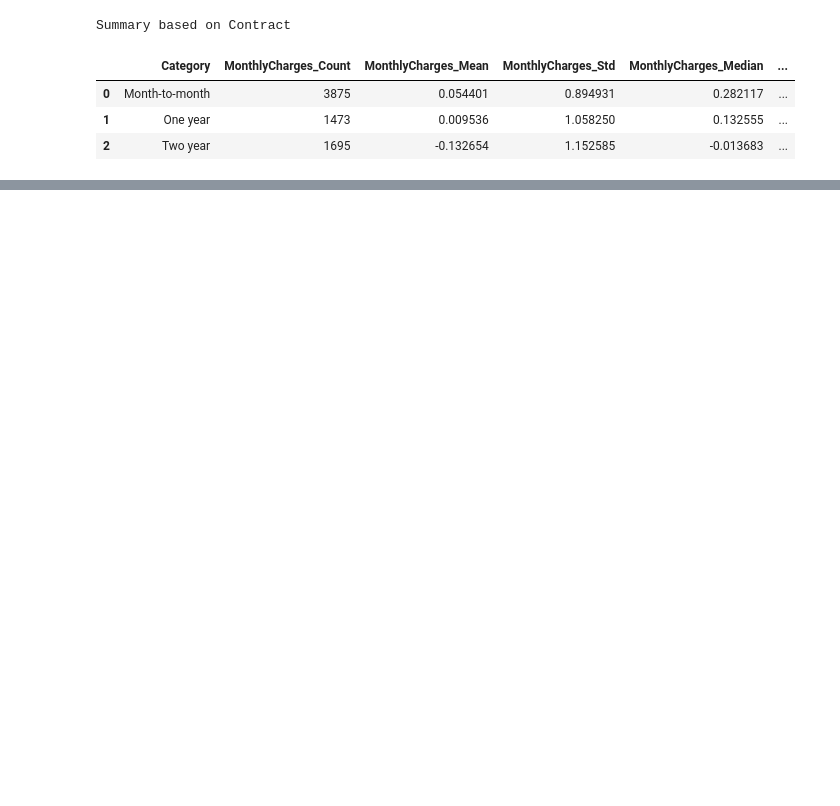
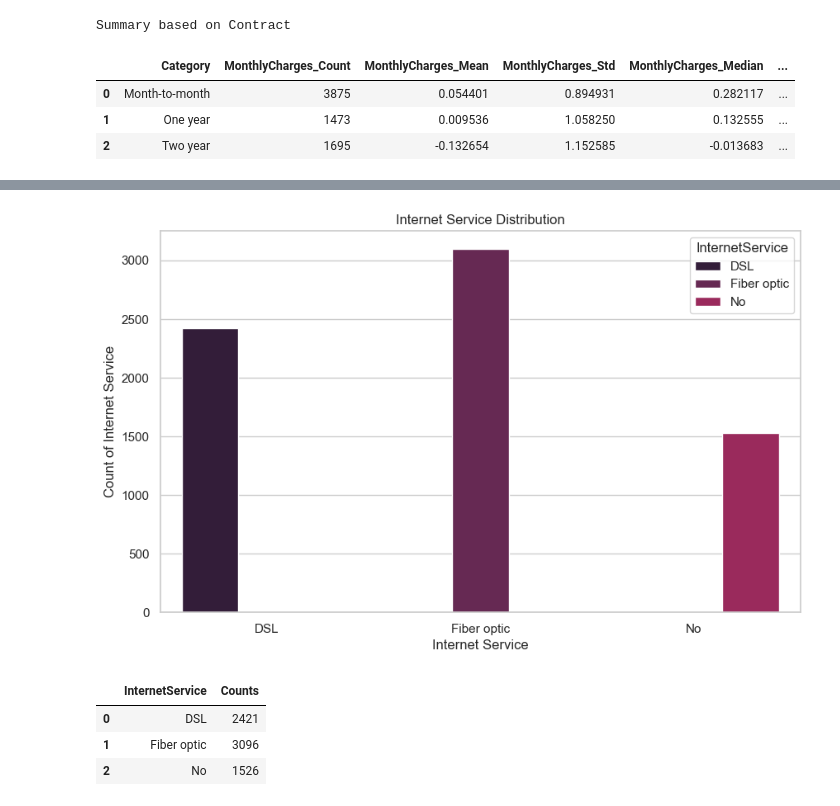
Before and after one commit to AleemahTheAnalyst/TELECOM, a Jupyter notebook: customer_chun.ipynb, the cells around one changed output, grey strips where cells are left out. Saved outputs shown, nothing was run; the diff lists cells and outputs as text; code cells hidden in the pictures; blank space fills up the shorter version.

```diff
--- a/customer_chun.ipynb
+++ b/customer_chun.ipynb
@@ -504,0 +545,15 @@ Summary based on Payment Method
+# %%
+plt.figure(figsize=(10, 6))
+sns.countplot(x='InternetService', data=telecom, palette=sns.color_palette('rocket'), hue='InternetService').set(
+    title = 'Internet Service Distribution', xlabel = 'Internet Service', ylabel = 'Count of Internet Service')
+plt.show()
+# %% [output]
+[figure, added]
+# %%
+telecom_internet_count = telecom.groupby(by=['InternetService']).size().reset_index(name='Counts')
+display(telecom_internet_count)
+# %% [output]
+|  | InternetService | Counts |
+| 0 | DSL | 2421 |
+| 1 | Fiber optic | 3096 |
+| 2 | No | 1526 |
```
Also changed, not shown: parts of 15 cells of this notebook.
